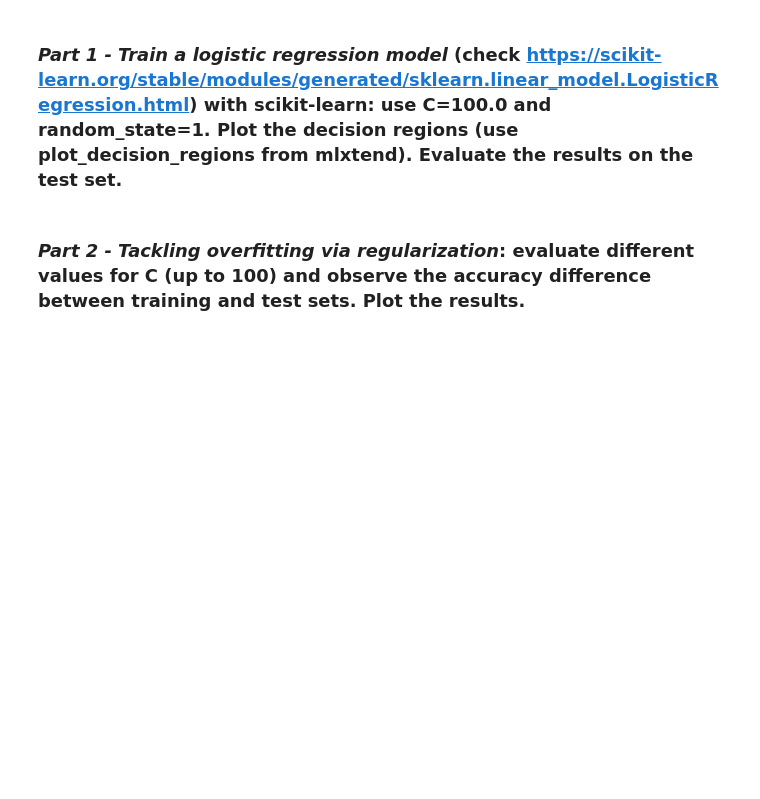
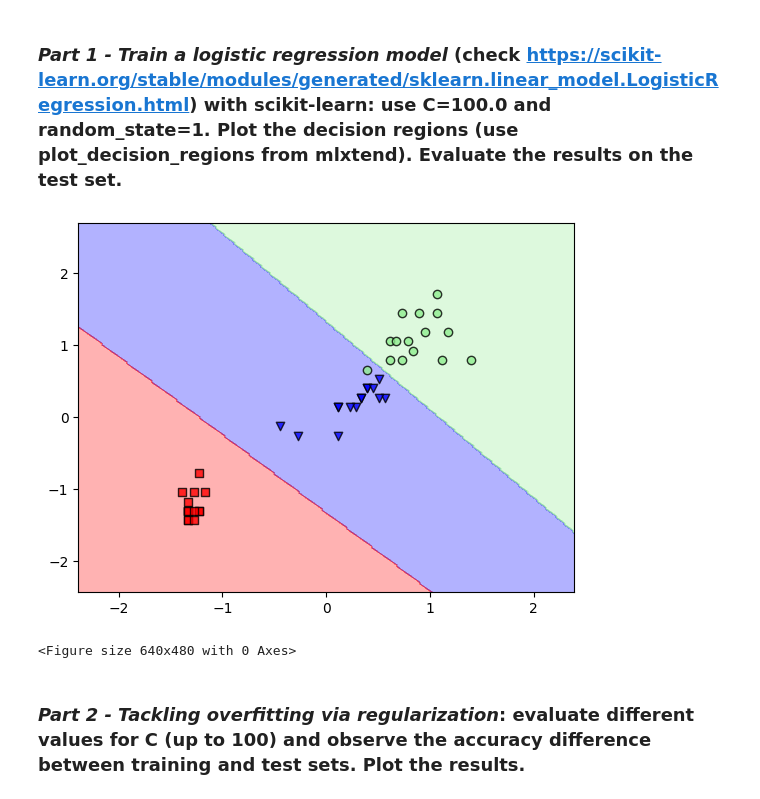
Before and after one commit to jaymedq/deep-learning, a Jupyter notebook: Assignment1.ipynb, the cells around one changed output. Saved outputs shown, nothing was run; the diff lists cells and outputs as text; code cells hidden in the pictures; blank space fills up the shorter version.

```diff
--- a/Assignment1.ipynb
+++ b/Assignment1.ipynb
@@ -45,7 +45,7 @@ import matplotlib.pyplot as plt
 def plot_decision_regions(X, y, classifier, test_idx=None, resolution=0.02):
 
     # setup marker generator and color map
-    markers = ('s', 'x', 'o', '^', 'v')
+    markers = ('s', 'v', 'o', '^', 'v')
     colors = ('red', 'blue', 'lightgreen', 'gray', 'cyan')
     cmap = ListedColormap(colors[:len(np.unique(y))])
 
@@ -84,11 +84,24 @@ def plot_decision_regions(X, y, classifier, test_idx=None, resolution=0.02):
                     s=100,
                     label='test set')
 
+
 X_combined_std = np.vstack((X_train_std, X_test_std))
 y_combined = np.hstack((y_train, y_test))
 # %% [markdown]
 # **Ex. 2 - Modeling class probabilities via logistic regression**
 # %% [markdown]
 ### *Part 1 - Train a logistic regression model* (check https://scikit-learn.org/stable/modules/generated/sklearn.linear_model.LogisticRegression.html) with scikit-learn: use C=100.0 and random_state=1. Plot the decision regions (use plot_decision_regions from mlxtend). Evaluate the results on the test set.
+# %%
+
+from sklearn.linear_model import LogisticRegression
+
+logistic_regression = LogisticRegression(C=100, random_state=1)
+logistic_regression.fit(X_combined_std,y_combined)
+plot_decision_regions(X_test_std,y_test,logistic_regression)
+plt.show()
+plt.clf()
+# %% [output]
+[figure, added]
+<Figure size 640x480 with 0 Axes>
 # %% [markdown]
 ### *Part 2 - Tackling overfitting via regularization*: evaluate different values for C (up to 100) and observe the accuracy difference between training and test sets. Plot the results.
```
Also changed, not shown: parts of 2 cells of this notebook.
